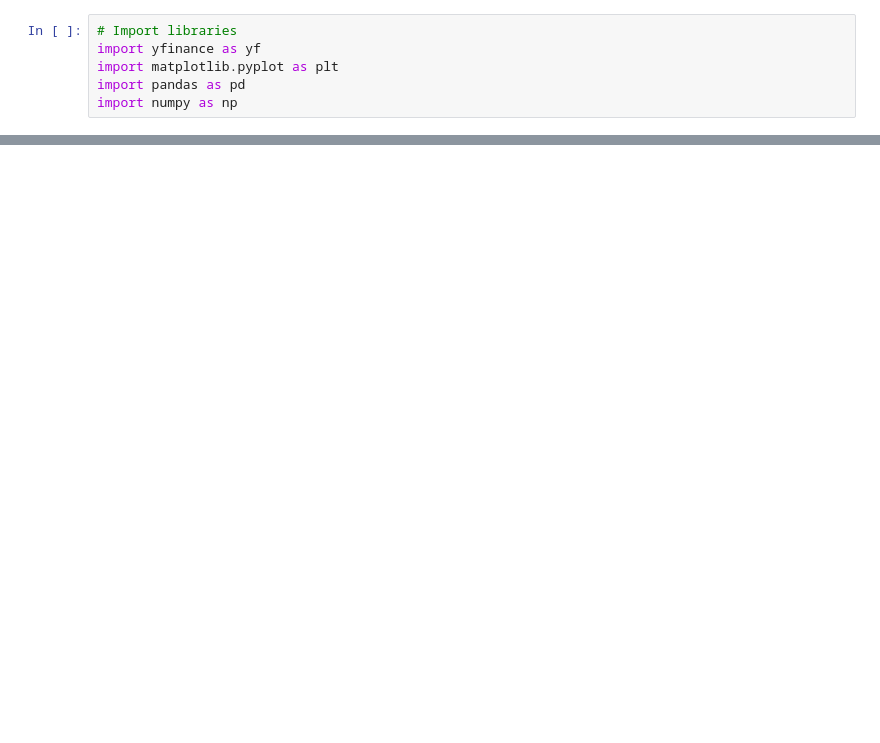
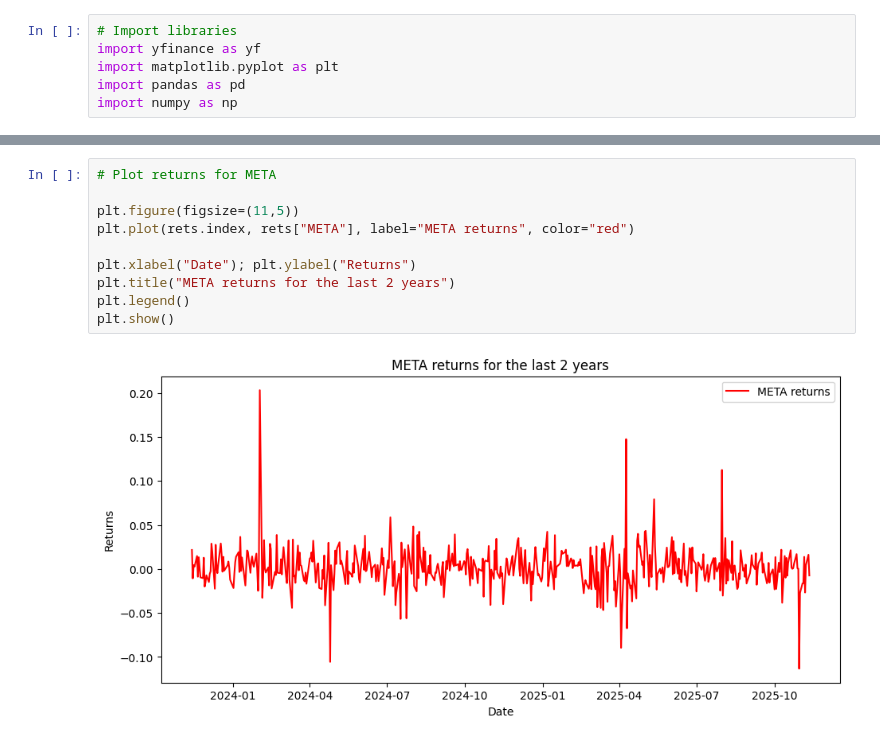
Before and after one commit to Yohansu/finance-statistics-learning, a Jupyter notebook: 07_miniproject.ipynb, the cells around one changed output, grey strips where cells are left out. Saved outputs shown, nothing was run; the diff lists cells and outputs as text; blank space fills up the shorter version.

```diff
--- a/07_miniproject.ipynb
+++ b/07_miniproject.ipynb
@@ -73,0 +84,12 @@ rets
+# %%
+# Plot returns for META
+
+plt.figure(figsize=(11,5))
+plt.plot(rets.index, rets["META"], label="META returns", color="red")
+
+plt.xlabel("Date"); plt.ylabel("Returns")
+plt.title("META returns for the last 2 years")
+plt.legend()
+plt.show()
+# %% [output]
+[figure, added]
```
Also changed, not shown: parts of 9 cells of this notebook.
